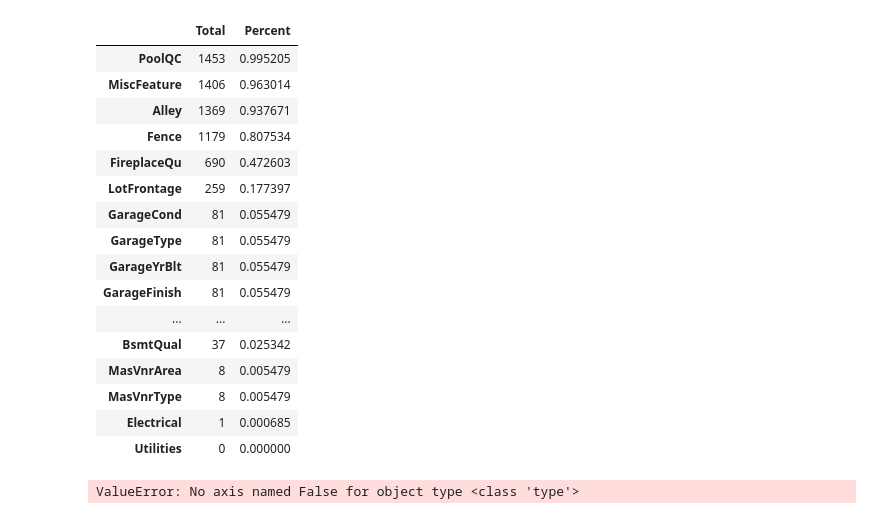
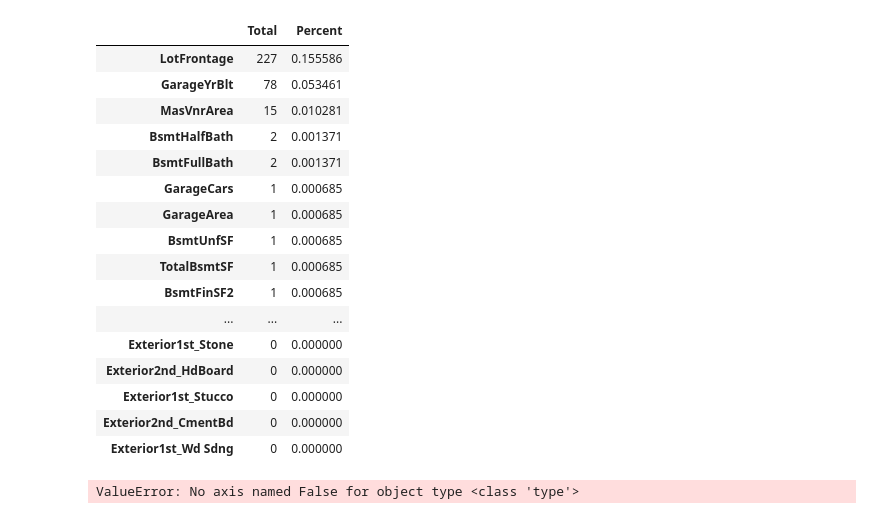
Before and after one commit to M-Garrigues/Kaggle-House-Prices, a Jupyter notebook: notebooks/data_preparation.ipynb, the cells around one changed output. Drawn from its saved outputs; the diff is of its cells as text; code cells hidden in the pictures.

Commit message:
deleted some NaN in 2.0 data

```diff
--- a/notebooks/data_preparation.ipynb
+++ b/notebooks/data_preparation.ipynb
@@ -10,35 +10,35 @@ import warnings
 warnings.filterwarnings('ignore')
 %matplotlib inline
 # %%
-mydata = pd.read_csv("../data/train.csv")
+mydata = pd.read_csv("../data/test_2.0.csv")
 test = pd.read_csv("../data/test.csv")
 # %%
 missingValues = mydata.isna().any()
 #missingValues.loc[missingValues[1] == True]
 
 #missing data
-total = data.isnull().sum().sort_values(ascending=False)
-percent = (data.isnull().sum()/data.isnull().count()).sort_values(ascending=False)
+total = mydata.isnull().sum().sort_values(ascending=False)
+percent = (mydata.isnull().sum()/mydata.isnull().count()).sort_values(ascending=False)
 missing_data = pd.concat([total, percent], axis=1, keys=['Total', 'Percent'])
 missing_data.head(20)
 # %% [output]
 |  | Total | Percent |
-| PoolQC | 1453 | 0.995205 |
-| MiscFeature | 1406 | 0.963014 |
-| Alley | 1369 | 0.937671 |
-| Fence | 1179 | 0.807534 |
-| FireplaceQu | 690 | 0.472603 |
-| LotFrontage | 259 | 0.177397 |
-| GarageCond | 81 | 0.055479 |
-| GarageType | 81 | 0.055479 |
-| GarageYrBlt | 81 | 0.055479 |
-| GarageFinish | 81 | 0.055479 |
+| LotFrontage | 227 | 0.155586 |
+| GarageYrBlt | 78 | 0.053461 |
+| MasVnrArea | 15 | 0.010281 |
+| BsmtHalfBath | 2 | 0.001371 |
+| BsmtFullBath | 2 | 0.001371 |
+| GarageCars | 1 | 0.000685 |
+| GarageArea | 1 | 0.000685 |
+| BsmtUnfSF | 1 | 0.000685 |
+| TotalBsmtSF | 1 | 0.000685 |
+| BsmtFinSF2 | 1 | 0.000685 |
 | ... | ... | ... |
-| BsmtQual | 37 | 0.025342 |
-| MasVnrArea | 8 | 0.005479 |
-| MasVnrType | 8 | 0.005479 |
-| Electrical | 1 | 0.000685 |
-| Utilities | 0 | 0.000000 |
+| Exterior1st_Stone | 0 | 0.000000 |
+| Exterior2nd_HdBoard | 0 | 0.000000 |
+| Exterior1st_Stucco | 0 | 0.000000 |
+| Exterior2nd_CmentBd | 0 | 0.000000 |
+| Exterior1st_Wd Sdng | 0 | 0.000000 |
 # %%
 data["PoolQC"] = data['PoolQC'].isnull().astype(int)
 # %%
```
Also changed, not shown: parts of 4 cells of this notebook, 2 other files.
